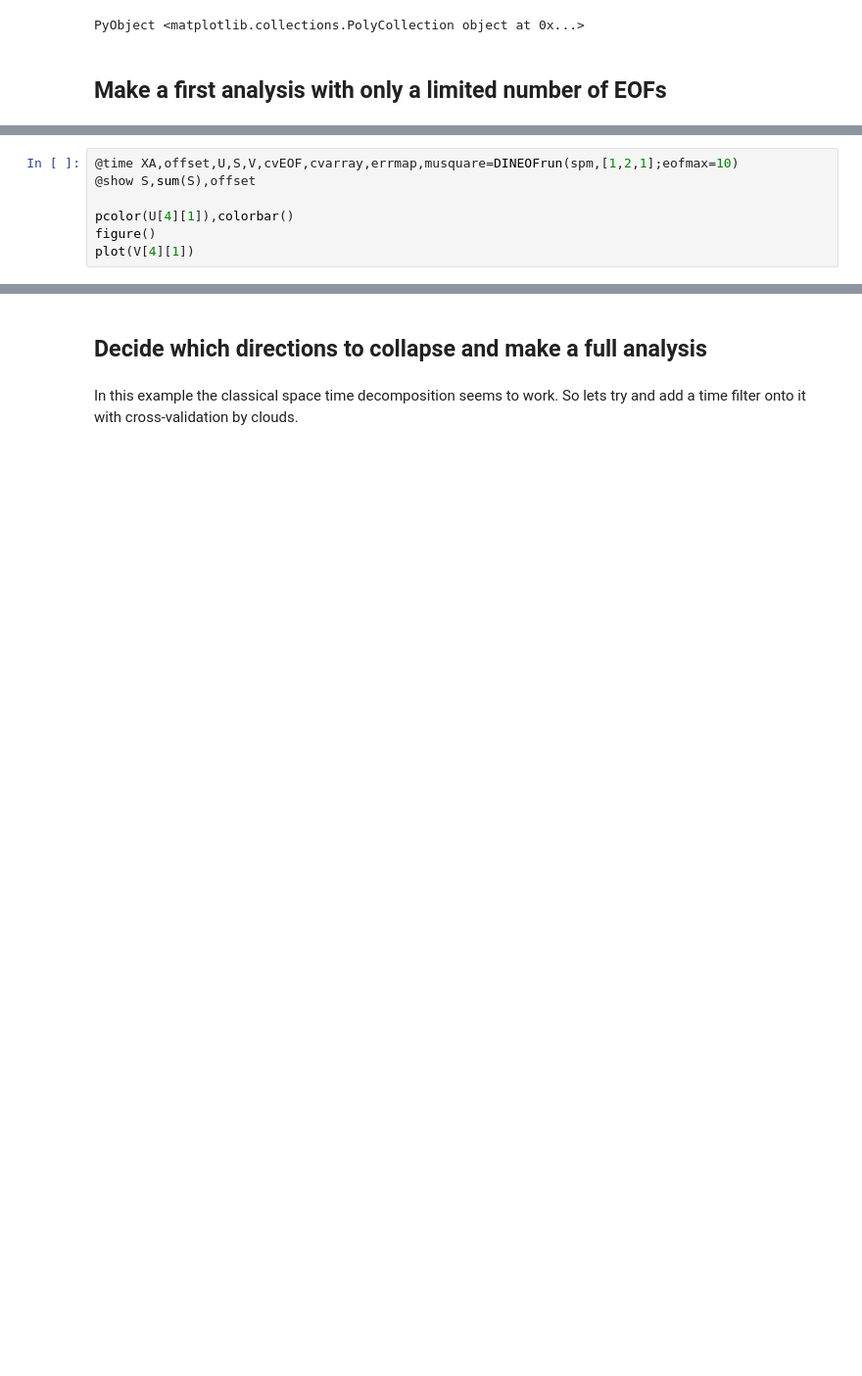
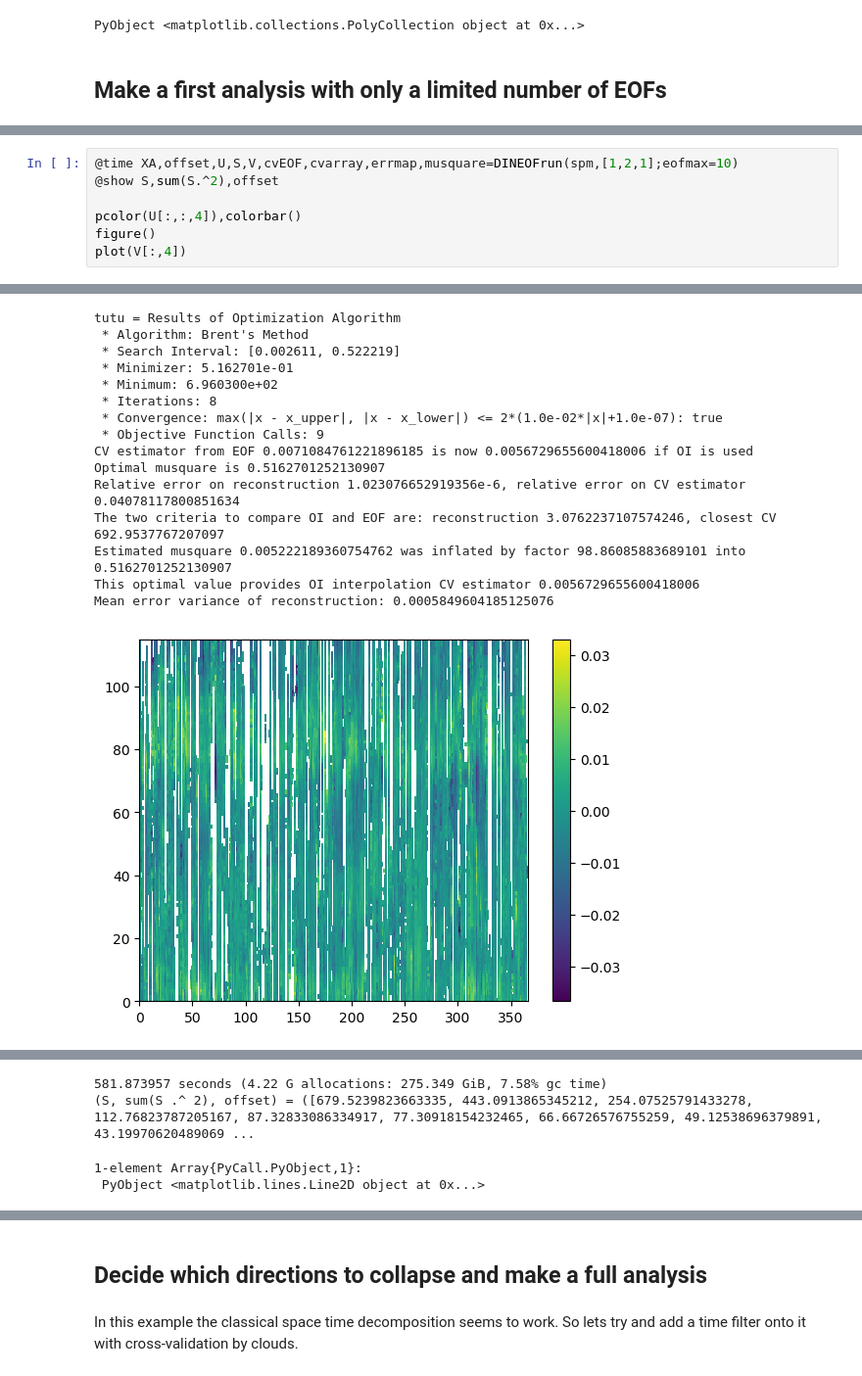
Before and after one commit to jmbeckers/DINEOF.jl, a Jupyter notebook: notebooks/DINEOFexampleRUNSPM.ipynb, the cells around one changed output, grey strips where cells are left out. Shown at 98% size. Cells and saved outputs as stored; diff of their text form; blank space fills up the shorter version.

```diff
--- a/notebooks/DINEOFexampleRUNSPM.ipynb
+++ b/notebooks/DINEOFexampleRUNSPM.ipynb
@@ -125,8 +119,8 @@ Excessive output truncated after 10488272 bytes.
 # %%
 @time XA,offset,U,S,V,cvEOF,cvarray,errmap,musquare=DINEOFrun(spm,[1,2,1];eofmax=10)
-@show S,sum(S),offset
+@show S,sum(S.^2),offset
 
-pcolor(U[4][1]),colorbar()
+pcolor(U[:,:,4]),colorbar()
 figure()
-plot(V[4][1])
+plot(V[:,4])
 # %% [output]
@@ -140,0 +146,16 @@ Eof loop 2 with mean squared misfit: 7.328049490643699
+tutu = Results of Optimization Algorithm
+ * Algorithm: Brent's Method
+ * Search Interval: [0.002611, 0.522219]
+ * Minimizer: 5.162701e-01
+ * Minimum: 6.960300e+02
+ * Iterations: 8
+ * Convergence: max(|x - x_upper|, |x - x_lower|) <= 2*(1.0e-02*|x|+1.0e-07): true
+ * Objective Function Calls: 9
+CV estimator from EOF 0.0071084761221896185 is now 0.0056729655600418006 if OI is used
+Optimal musquare is 0.5162701252130907
+Relative error on reconstruction 1.023076652919356e-6, relative error on CV estimator 0.04078117800851634
+The two criteria to compare OI and EOF are: reconstruction 3.0762237107574246, closest CV 692.9537767207097
+Estimated musquare 0.005222189360754762 was inflated by factor 98.86085883689101 into 0.5162701252130907
+This optimal value provides OI interpolation CV estimator 0.0056729655600418006
+Mean error variance of reconstruction: 0.0005849604185125076
+[figure, added]
@@ -141 +163,5 @@ Eof loop 2 with mean squared misfit: 7.328049490643699
+581.873957 seconds (4.22 G allocations: 275.349 GiB, 7.58% gc time)
+(S, sum(S .^ 2), offset) = ([679.5239823663335, 443.0913865345212, 254.07525791433278, 112.76823787205167, 87.32833086334917, 77.30918154232465, 66.66726576755259, 49.12538696379891, 43.19970620489069 ...
+1-element Array{PyCall.PyObject,1}:
+ PyObject <matplotlib.lines.Line2D object at 0x...>
 # %%
```
Also changed, not shown: parts of 26 cells of this notebook, 1 other file.
